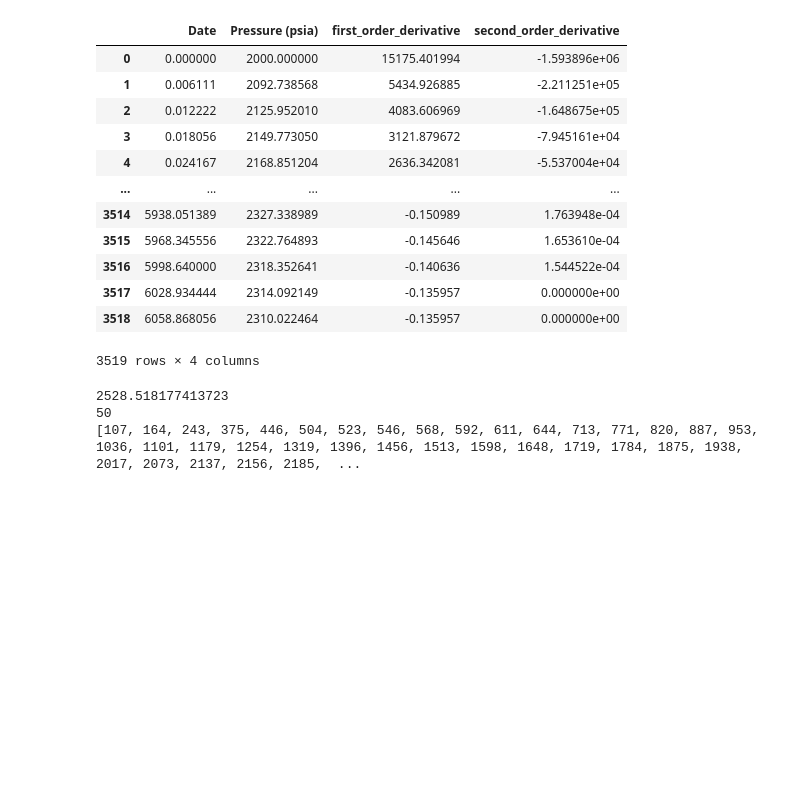
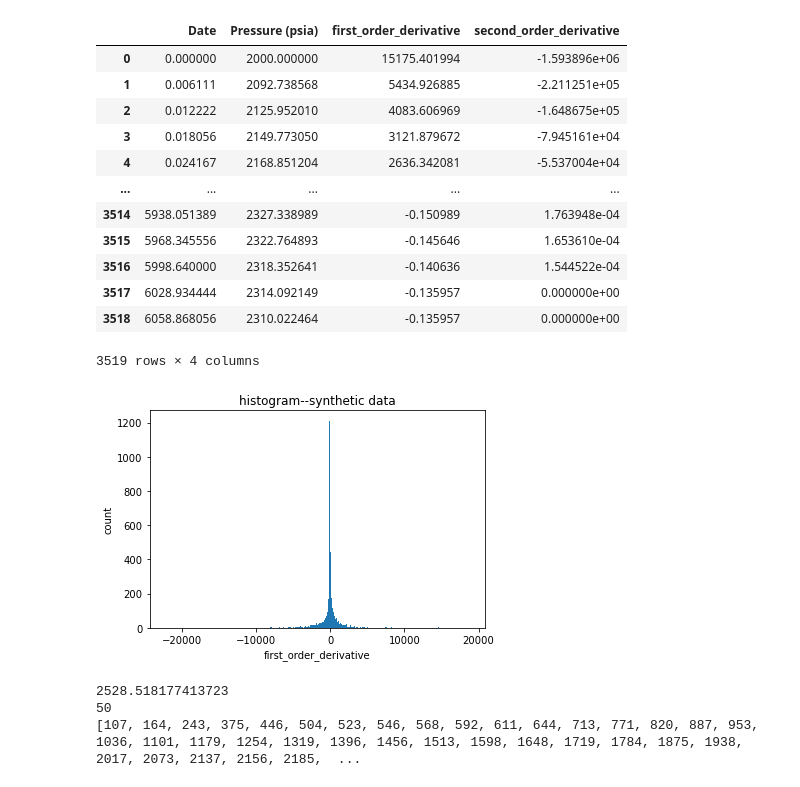
Before and after one commit to juneciel510/transient_identification, a Jupyter notebook: source_code/synthetic_data.ipynb, the cells around one changed output. Drawn from its saved outputs; the diff is of its cells as text; code cells hidden in the pictures; blank space fills up the shorter version.

```diff
--- a/source_code/synthetic_data.ipynb
+++ b/source_code/synthetic_data.ipynb
@@ -124,6 +129,14 @@ display(pressure_df)
 | 3517 | 6028.934444 | 2314.092149 | -0.135957 | 0.000000e+00 |
 | 3518 | 6058.868056 | 2310.022464 | -0.135957 | 0.000000e+00 |
 3519 rows × 4 columns
+# %%
+data=pressure_df["first_order_derivative"]
+xlabel="first_order_derivative"
+ylabel="count"
+title='histogram--synthetic data'
+plot_histogram(data, xlabel, ylabel,title)
+# %% [output]
+[figure, added]
 # %%
 breakpoints_detected=detect_breakpoints(first_order_derivative)
 print(len(breakpoints_detected))
```
Also changed, not shown: parts of 10 cells of this notebook, 3 other files.
